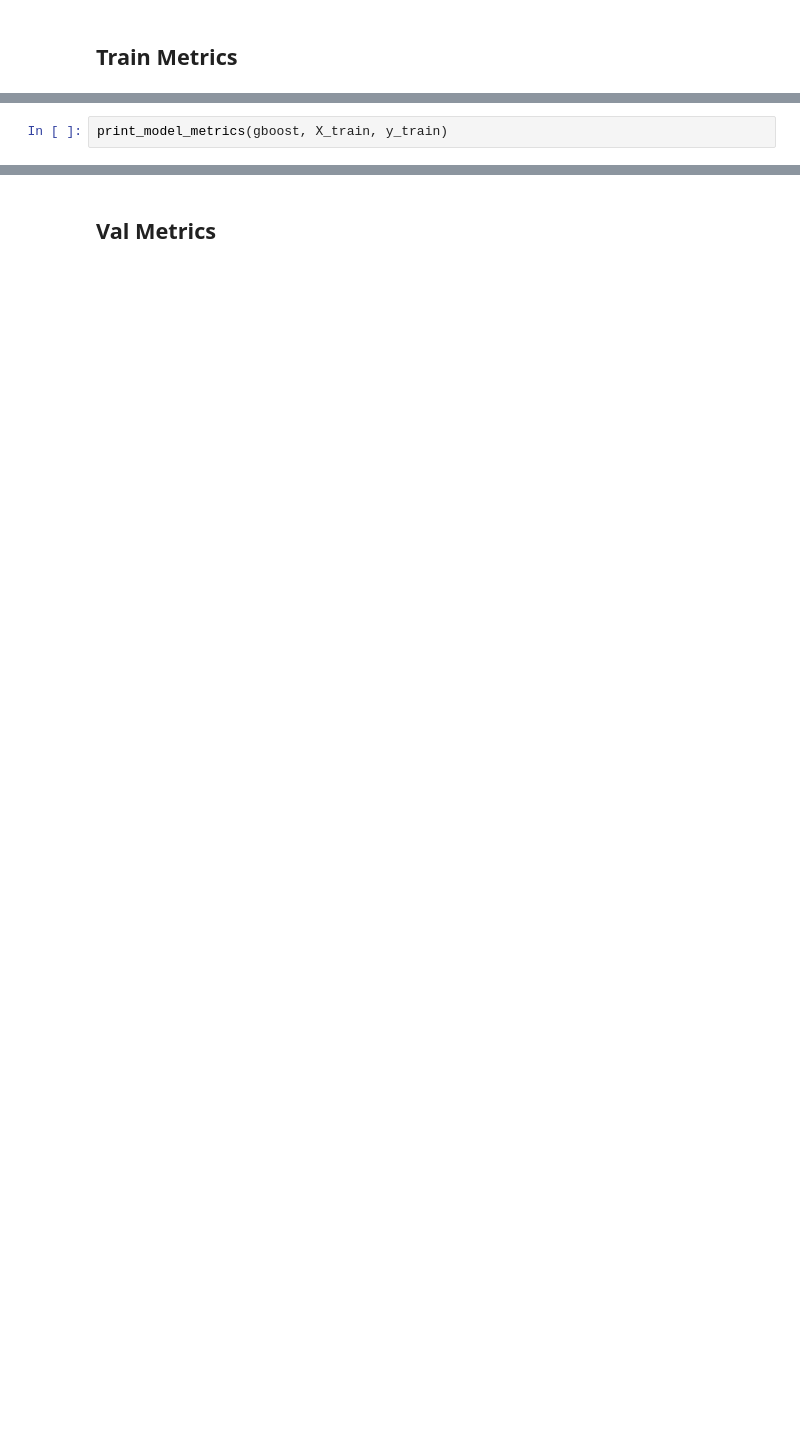
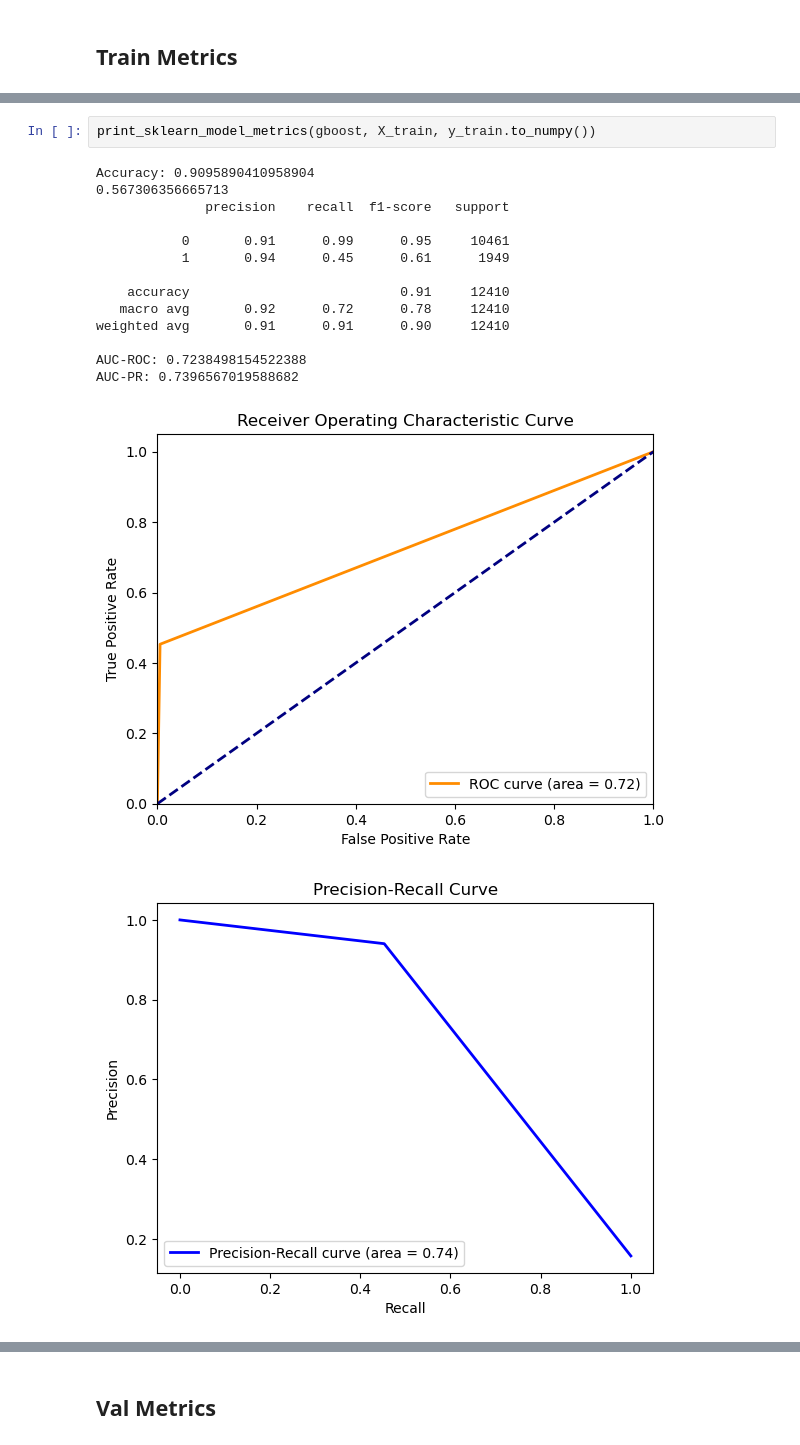
Before and after one commit to jose-2001/AIForIMUParkinsonData, a Jupyter notebook: notebooks/models/s4-tremor-features-models.ipynb, the cells around one changed output, grey strips where cells are left out. Drawn from its saved outputs; the diff is of its cells as text; blank space fills up the shorter version.

```diff
--- a/notebooks/models/s4-tremor-features-models.ipynb
+++ b/notebooks/models/s4-tremor-features-models.ipynb
@@ -54,2 +98,18 @@ print_model_metrics(knn, X_train, y_train)
 # %%
-print_model_metrics(gboost, X_train, y_train)
+print_sklearn_model_metrics(gboost, X_train, y_train.to_numpy())
+# %% [output]
+Accuracy: 0.9095890410958904
+0.567306356665713
+              precision    recall  f1-score   support
+
+           0       0.91      0.99      0.95     10461
+           1       0.94      0.45      0.61      1949
+
+    accuracy                           0.91     12410
+   macro avg       0.92      0.72      0.78     12410
+weighted avg       0.91      0.91      0.90     12410
+
+AUC-ROC: 0.7238498154522388
+AUC-PR: 0.7396567019588682
+[figure, added]
+[figure, added]
```
Also changed, not shown: parts of 9 cells of this notebook.
